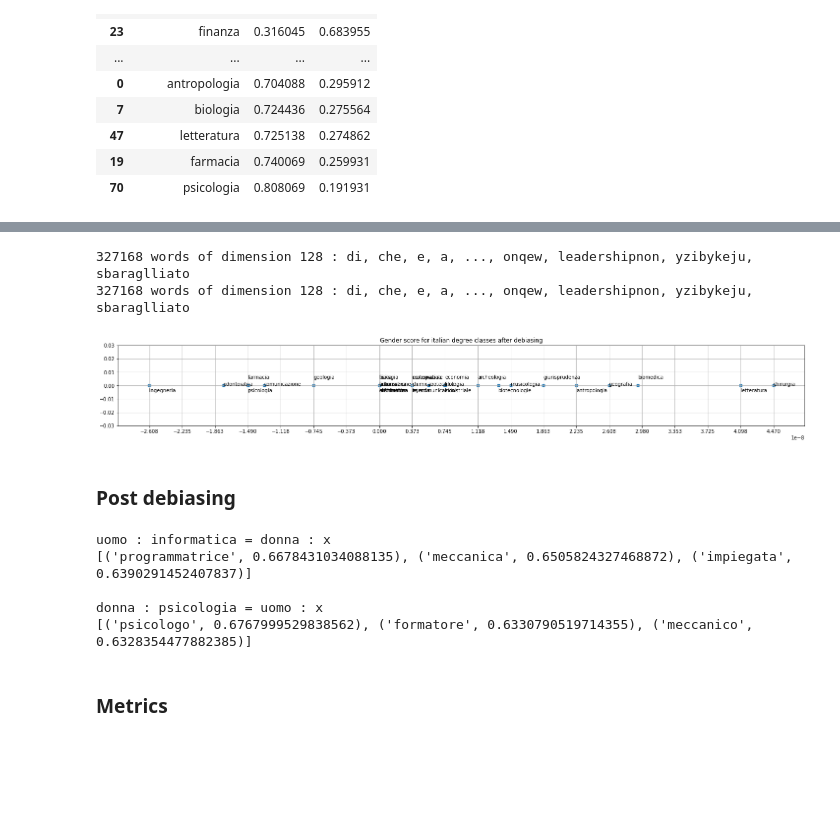
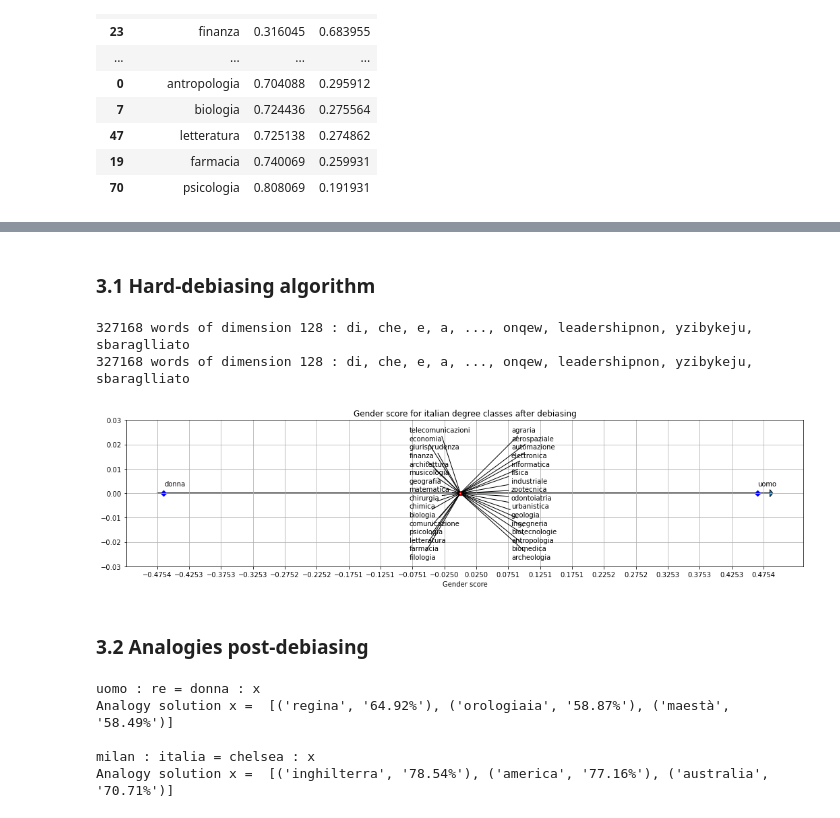
Before and after one commit to Erhtric/GenderDiscriminationNLP, a Jupyter notebook: debiasing_twitter.ipynb, the cells around one changed output, grey strips where cells are left out. Saved outputs shown, nothing was run; the diff lists cells and outputs as text; code cells hidden in the pictures; blank space fills up the shorter version.

Commit message:
DEBIASING WORKS

```diff
--- a/debiasing_twitter.ipynb
+++ b/debiasing_twitter.ipynb
@@ -162,10 +176,10 @@ plt.show()
 # plot correlation with percentage of males
 pairs = np.array([[gender_scores[row['ClasseNOME']], row['M']] for i, row in gender_degree_classes.iterrows()])
 
-plt.figure(figsize=(12,8))
+plt.figure(figsize=(16,8))
 plt.scatter(pairs[:, 0], pairs[:, 1])
 for i in range(len(gender_degree_classes)):
-    plt.annotate(gender_degree_classes['ClasseNOME'].tolist()[i], (pairs[i, 0], pairs[i, 1] + 0.01))
+    plt.annotate(gender_degree_classes['ClasseNOME'].tolist()[i], (pairs[i, 0], pairs[i, 1] + 0.005))
 plt.grid()
 plt.xlabel("Gender score")
 plt.ylabel("Percentage of males")
@@ -178 +217,3 @@ plt.show()
+# %% [markdown]
+### 3.1 Hard-debiasing algorithm
 # %%
@@ -205,43 +243,57 @@ embeddings_deb.normalize()
 # %% [output]
 327168 words of dimension 128 : di, che, e, a, ..., onqew, leadershipnon, yzibykeju, sbaraglliato
 327168 words of dimension 128 : di, che, e, a, ..., onqew, leadershipnon, yzibykeju, sbaraglliato
+# %%
+# recompute the gender direction
+pca_deb = we.doPCA(gender_definitional_pairs, embeddings_deb)
+gender_direction_deb = pca_deb.components_[0]
 # %%
 # compute gender score for each neutral word after debiasing
-gender_scores_deb = {w : embeddings_deb.v(w).dot(gender_direction) for w in degree_class_names}
+gender_scores_deb = {w : embeddings_deb.v(w).dot(gender_direction_deb) for w in degree_class_names}
 gender_scores_deb = dict(sorted(gender_scores_deb.items(), key=lambda item: item[1]))
 
-plt.figure(figsize=(25,3))
-plt.scatter(gender_scores_deb.values(), np.zeros(len(gender_scores_deb)))
+# compute the gender score for the gender definitionals
+gender_definitional_score_deb = {w : embeddings_deb.v(w).dot(gender_direction_deb) for w in ["uomo","donna"]}
 
-y_pos = [-0.005, 0.0, 0.005]
-for i, label in enumerate(gender_scores_deb):
-    plt.annotate(label, (gender_scores_deb[label], y_pos[i%len(y_pos)]))
+plt.figure(figsize=(18,4))
+plt.arrow(gender_definitional_score_deb["donna"]-0.01, 0.0, gender_definitional_score_deb["uomo"]-gender_definitional_score_deb["donna"]+0.03, 0, width=0.0002, head_width=0.003)
+
+plt.scatter(gender_scores_deb.values(), np.zeros(len(gender_scores_deb)), color="red")
+
+y_pos_deb = np.linspace(start=-0.027, stop=0.025, num=16)
+for i, label in enumerate(gender_scores):
+    x_pos = -0.08 if i < len(gender_scores)/2 else +0.08
+    plt.annotate(label, xy=(gender_scores_deb[label],0), xytext=(gender_scores_deb[label]+x_pos, y_pos_deb[i%len(y_pos_deb)]), arrowprops=dict(arrowstyle="-"))
+
+plt.scatter(gender_definitional_score_deb.values(), np.zeros(len(gender_definitional_score_deb)), color="blue", marker="D")
+for i, label in enumerate(gender_definitional_score_deb):
+    plt.annotate(label, (gender_definitional_score_deb[label]+0.001, 0.003))
+
+plt.xlabel("Gender score")
 plt.ylim(-0.03, 0.03)
 plt.grid()
 plt.title("Gender score for italian degree classes after debiasing")
-plt.xticks(np.linspace(start=list(gender_scores_deb.values())[0], stop=list(gender_scores_deb.values())[-1], num=20))
+plt.xticks(np.linspace(start=gender_definitional_score_deb["donna"]-0.01, stop=gender_definitional_score_deb["uomo"]+0.01, num=20))
 plt.show()
 # %% [output]
-[figure, old version]
+[figure, new version]
+# %% [markdown]
+### 3.2 Analogies post-debiasing
 # %%
 # convert WordEmbedding into word2vec format
 tmp_file='./embeddings/twitter_w2v_debiased.bin'
 embeddings_deb.save_w2v(tmp_file)
 w2v_embeddings_deb = KeyedVectors.load_word2vec_format(tmp_file, binary=True)
-# %% [markdown]
-### Post debiasing
 # %%
-# biased analogies after debiasing
-print("uomo : informatica = donna : x")
-print(w2v_embeddings_deb.most_similar(positive=['donna', 'informatica'], negative=['uomo'], topn=3))
+# fair analogies examples
+print("uomo : re = donna : x")
+print("Analogy solution x = ", [(x[0], str(round(x[1]*100,2))+"%") for x in w2v_embeddings_deb.most_similar(positive=['donna', 're'], negative=['uomo'], topn=3)])
 
-print("\ndonna : psicologia = uomo : x")
-print(w2v_embeddings_deb.most_similar(positive=['uomo', 'psicologia'], negative=['donna'], topn=3))
+print("\nmilan : italia = chelsea : x")
+print("Analogy solution x = ", [(x[0], str(round(x[1]*100,2))+"%") for x in w2v_embeddings_deb.most_similar(positive=['chelsea', 'italia'], negative=['milan'], topn=3)])
 # %% [output]
-uomo : informatica = donna : x
-[('programmatrice', 0.6678431034088135), ('meccanica', 0.6505824327468872), ('impiegata', 0.6390291452407837)]
+uomo : re = donna : x
+Analogy solution x =  [('regina', '64.92%'), ('orologiaia', '58.87%'), ('maestà', '58.49%')]
 
-donna : psicologia = uomo : x
-[('psicologo', 0.6767999529838562), ('formatore', 0.6330790519714355), ('meccanico', 0.6328354477882385)]
+milan : italia = chelsea : x
+Analogy solution x =  [('inghilterra', '78.54%'), ('america', '77.16%'), ('australia', '70.71%')]
-# %% [markdown]
-### Metrics
```
Also changed, not shown: parts of 18 cells of this notebook, 4 other files.
